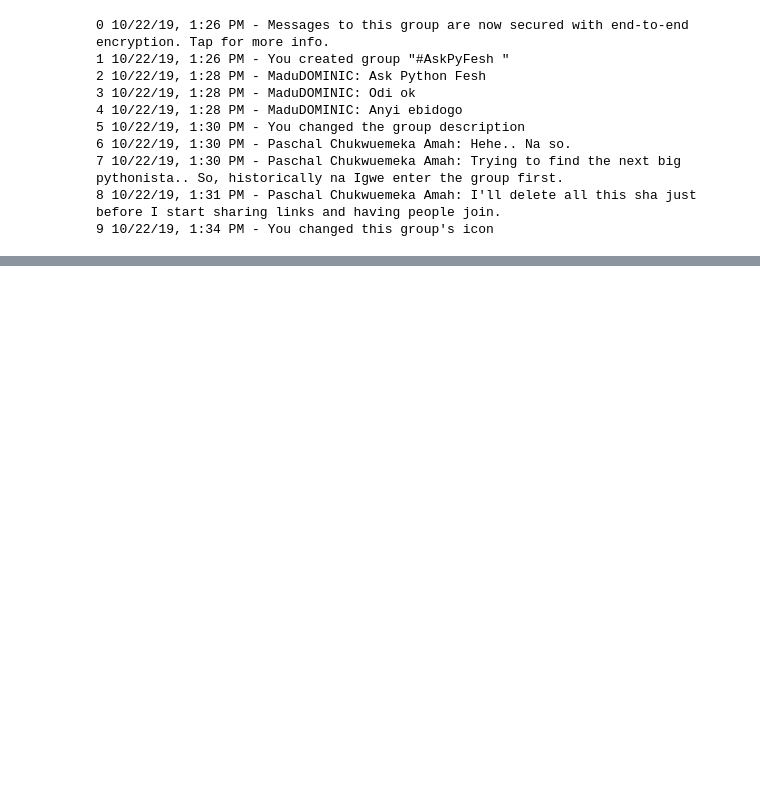
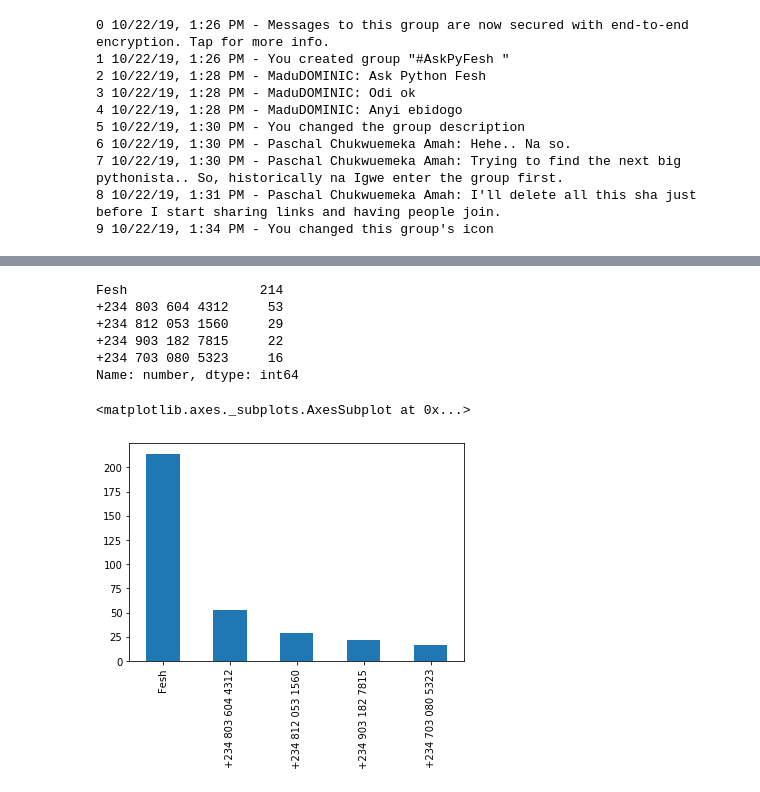
Before and after one commit to ifebuche/-AskPyFesh, a Jupyter notebook: analysis.ipynb, the cells around one changed output, grey strips where cells are left out. Drawn from its saved outputs; the diff is of its cells as text; code cells hidden in the pictures; blank space fills up the shorter version.

```diff
--- a/analysis.ipynb
+++ b/analysis.ipynb
@@ -304,0 +420,20 @@ NameError: name 'df' is not defined
+# %%
+#Merge messages that belong together
+msgs = [] #message container
+pos = 0 #counter for position of msgs in the container
+"""
+Flow:
+For every line, try converting the first two characters to an integer to see if it begins with a number which'd be a date.
+If it does, it is a new line of conversion as they begin with dates, add it to msgs container
+Else, it is a continuation of the previous line, add it to the previous line and append to msgs, then pop previous line.
+"""
+for line in apfesh:
+    if re.findall("\A\d+[/]", line):
+        msgs.append(line)
+        pos += 1
+    else:
+        take = msgs[pos-1] + ". " + line
+        msgs.append(take)
+        msgs.pop(pos-1)
+
+len(msgs)
@@ -304,0 +450,4 @@ NameError: name 'df' is not defined
+# %%
+#Drop first two lines: auto msg
+msgs = msgs[2:]
+len(msgs)
@@ -304,0 +521,3 @@ NameError: name 'df' is not defined
+# %%
+number = [line.replace('Paschal Chukwuemeka Amah', 'Fesh') for line in number]
+number[:5]
@@ -304,0 +526,9 @@ NameError: name 'df' is not defined
+# %%
+#Put in a dataframe
+apfesh_df = pd.DataFrame()
+apfesh_df["date"] = date
+apfesh_df["time"] = time
+apfesh_df["number"] = number
+apfesh_df["msg"] = msg
+
+apfesh_df.head()
@@ -304,0 +542,13 @@ NameError: name 'df' is not defined
+# %%
+top5messengers = apfesh_df.number.value_counts(ascending=False).head()
+print(top5messengers)
+top5messengers.plot(kind="bar")
+# %% [output]
+Fesh                 214
++234 803 604 4312     53
++234 812 053 1560     29
++234 903 182 7815     22
++234 703 080 5323     16
+Name: number, dtype: int64
+<matplotlib.axes._subplots.AxesSubplot at 0x...>
+[figure, added]
```
Also changed, not shown: parts of 28 cells of this notebook, 2 other files.
